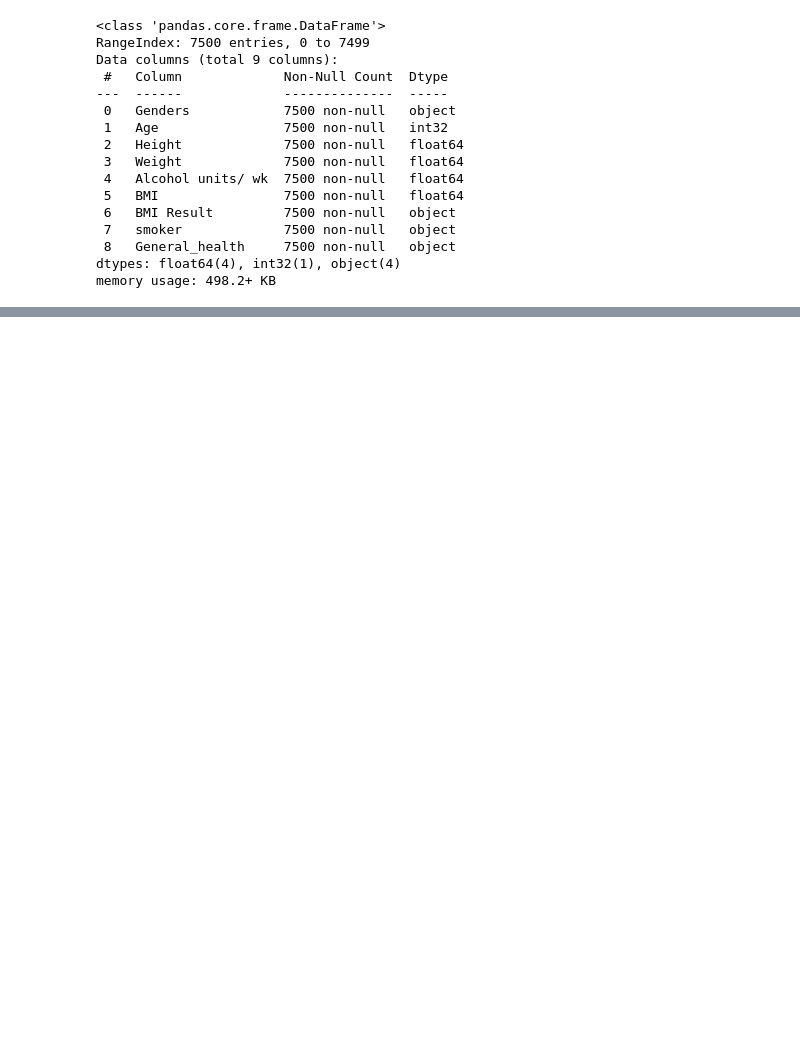
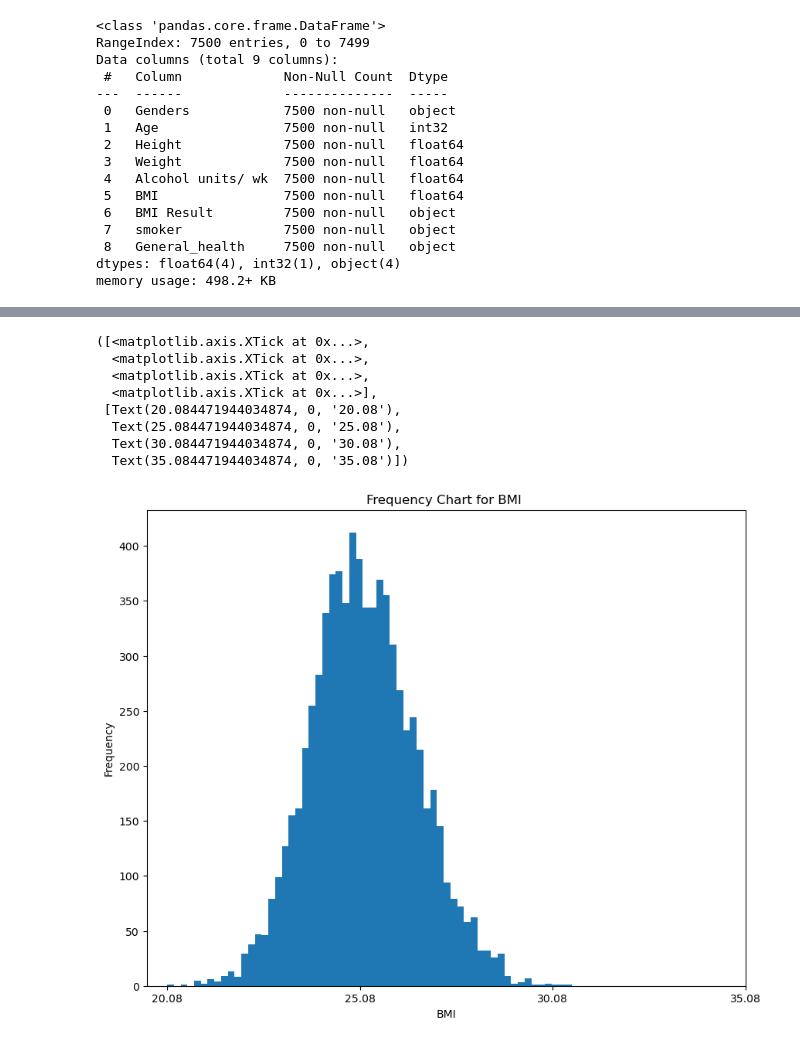
Before and after one commit to keithmmc/PDA1, a Jupyter notebook: PDA1.ipynb, the cells around one changed output, grey strips where cells are left out. Saved outputs shown, nothing was run; the diff lists cells and outputs as text; code cells hidden in the pictures; blank space fills up the shorter version.

```diff
--- a/PDA1.ipynb
+++ b/PDA1.ipynb
@@ -572,0 +600,19 @@ pd.crosstab(index=df['Genders'], columns=df['Age'], margins=True)
+# %%
+plt.figure(figsize=(10, 8))
+plt.hist(df['BMI'], bins=60)
+
+plt.title('Frequency Chart for BMI ') # set title
+plt.xlabel('BMI') # set X label
+plt.ylabel('Frequency') # set Y label
+
+plt.xticks(np.arange(min(df['BMI']),max(df['BMI'])+5 ,5))
+# %% [output]
+([<matplotlib.axis.XTick at 0x...>,
+  <matplotlib.axis.XTick at 0x...>,
+  <matplotlib.axis.XTick at 0x...>,
+  <matplotlib.axis.XTick at 0x...>],
+ [Text(20.084471944034874, 0, '20.08'),
+  Text(25.084471944034874, 0, '25.08'),
+  Text(30.084471944034874, 0, '30.08'),
+  Text(35.084471944034874, 0, '35.08')])
+[figure, added]
```
Also changed, not shown: parts of 35 cells of this notebook.
